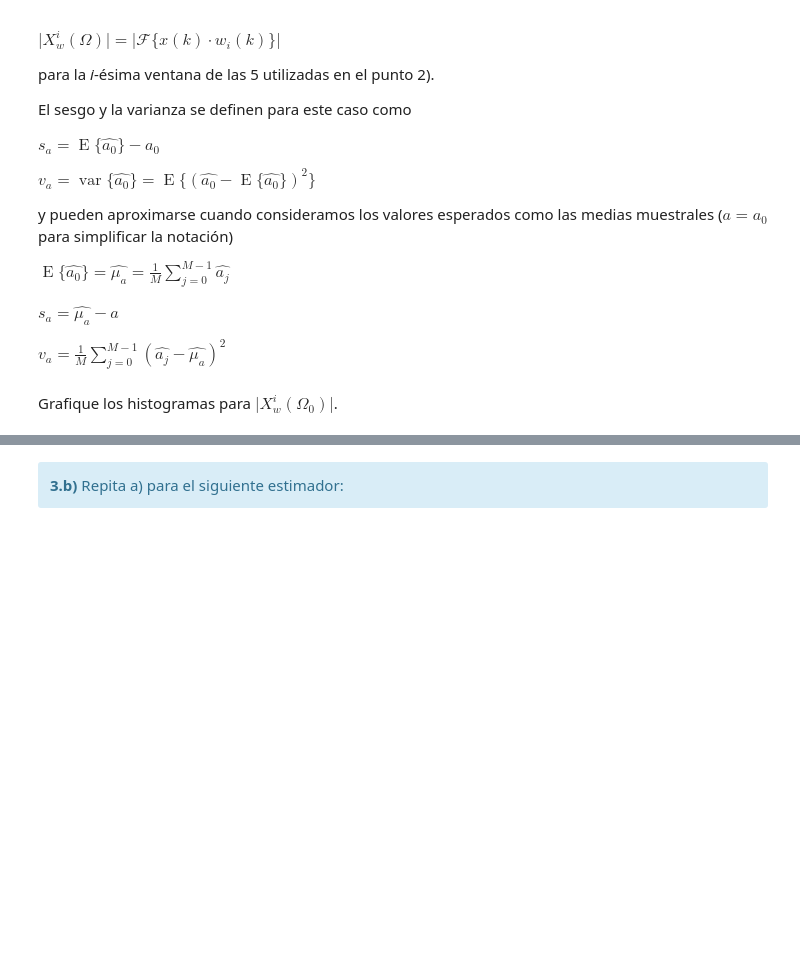
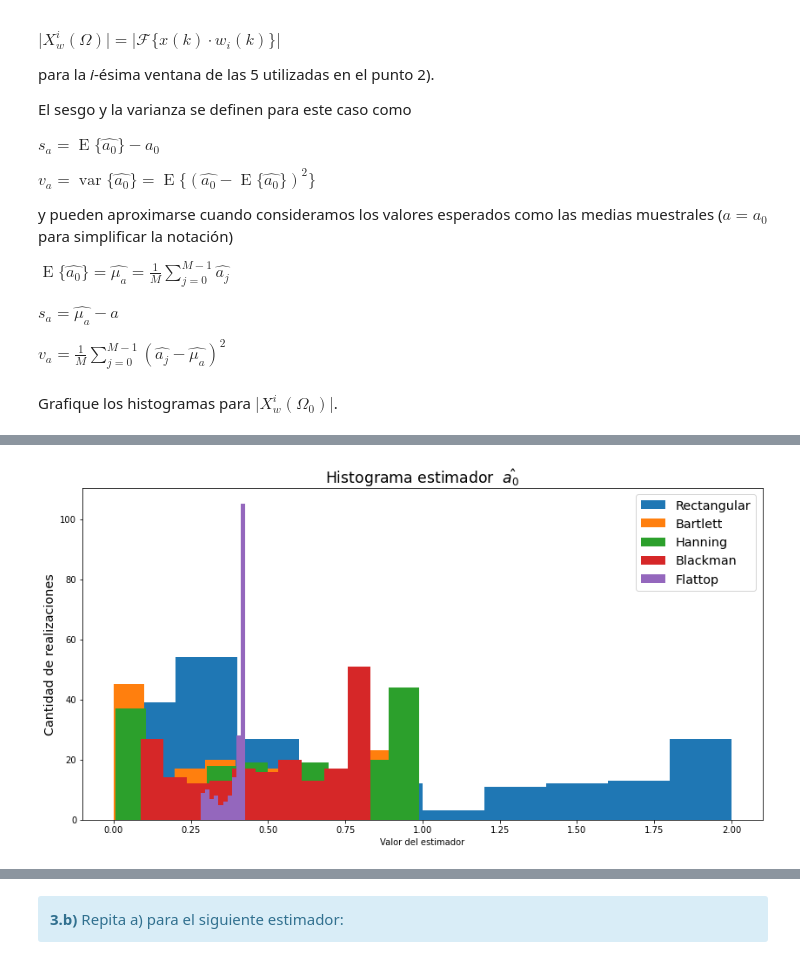
Before and after one commit to fcatuogno/PDS_TPs, a Jupyter notebook: TP2 - Ventanas.ipynb, the cells around one changed output, grey strips where cells are left out. Drawn from its saved outputs; the diff is of its cells as text; code cells hidden in the pictures; blank space fills up the shorter version.

```diff
--- a/TP2 - Ventanas.ipynb
+++ b/TP2 - Ventanas.ipynb
@@ -563,3 +560,81 @@ Grafique los histogramas para  $\lvert X^i_w(\Omega_0) \rvert$.
+# %%
+##########################################
+# Acá podés generar los gráficos pedidos #
+##########################################
+
+#Resolucion espectral - Realizaciones
+############################
+
+N  = 100 # muestras
+fs = 90 # Hz
+
+realizaciones = 200
+
+Ventanas = { 0:'Rectangular', 1:'Bartlett', 2:'Hanning', 3:'Blackman', 4:'Flattop' }
+
+# Generacion de Matriz con Ventanas
+########################################################
+VentRect = np.ones(N).reshape((N,1))
+VentBarlett = signal.windows.bartlett(N).reshape((N,1))
+VentHann = signal.windows.hann(N).reshape((N,1))
+VentBlack = signal.windows.blackman(N).reshape((N,1))
+VentFlat = signal.windows.flattop(N).reshape((N,1))
+
+ventana = np.column_stack(([VentRect, VentBarlett,VentHann, VentBlack, VentFlat]))
+
+##################
+# a.4) Senoidal #
+#################
+
+a1 = 2     # Volts
+p1 = 0     # radianes
+f0 = fs/4 # Hz
+
+Offset = 0
+
+desintonia = np.random.uniform(-2,2,realizaciones)
+f1 = f0+desintonia*fs/N
+
+##############################################
+#Generacion de vector temporal
+##############################################
+
+t0 = np.zeros(realizaciones)
+tf = np.ones(realizaciones)*(N-1)/fs
+
+tt = np.linspace(t0, tf, N)
+
+#############################################
+#Generación de matriz de realizaciones#
+#############################################
+
+matriz = a1*np.sin((2*np.pi*f1*tt+p1))
+
+##############################################
+#Calculo de DFT aplicando la i-esima ventana
+##############################################
+
+sesgo = []
+varianza = []
+
+for index in Ventanas:
+
+    espectro = np.abs(np.fft.fft(matriz*ventana[0:,index].reshape(N,1), axis=0))*a1/N
+    espectro = np.fft.fftshift(espectro, axes=0)
+    frec = np.fft.fftfreq(espectro.shape[0],0.5) #Normalizo respecto a Fs
+    frec = np.fft.fftshift(frec)
+
+    sesgo.append(np.mean(espectro[25,0:])-a1)
+    varianza.append(np.var(espectro[25,0:]))
+
+    plt.figure(1)
+    plt.hist(espectro[25,0:], 10, label = Ventanas[index])
+    plt.title('Histograma estimador  $ \hat{a_0} $', fontsize = 'xx-large')
+    plt.ylabel('Cantidad de realizaciones', fontsize='x-large')
+    plt.xlabel('Valor del estimador')
+    plt.legend(loc='upper right', fontsize='x-large')
+# %% [output]
+[figure, added]
 # %%
 
 #######################################
```
Also changed, not shown: parts of 6 cells of this notebook.
